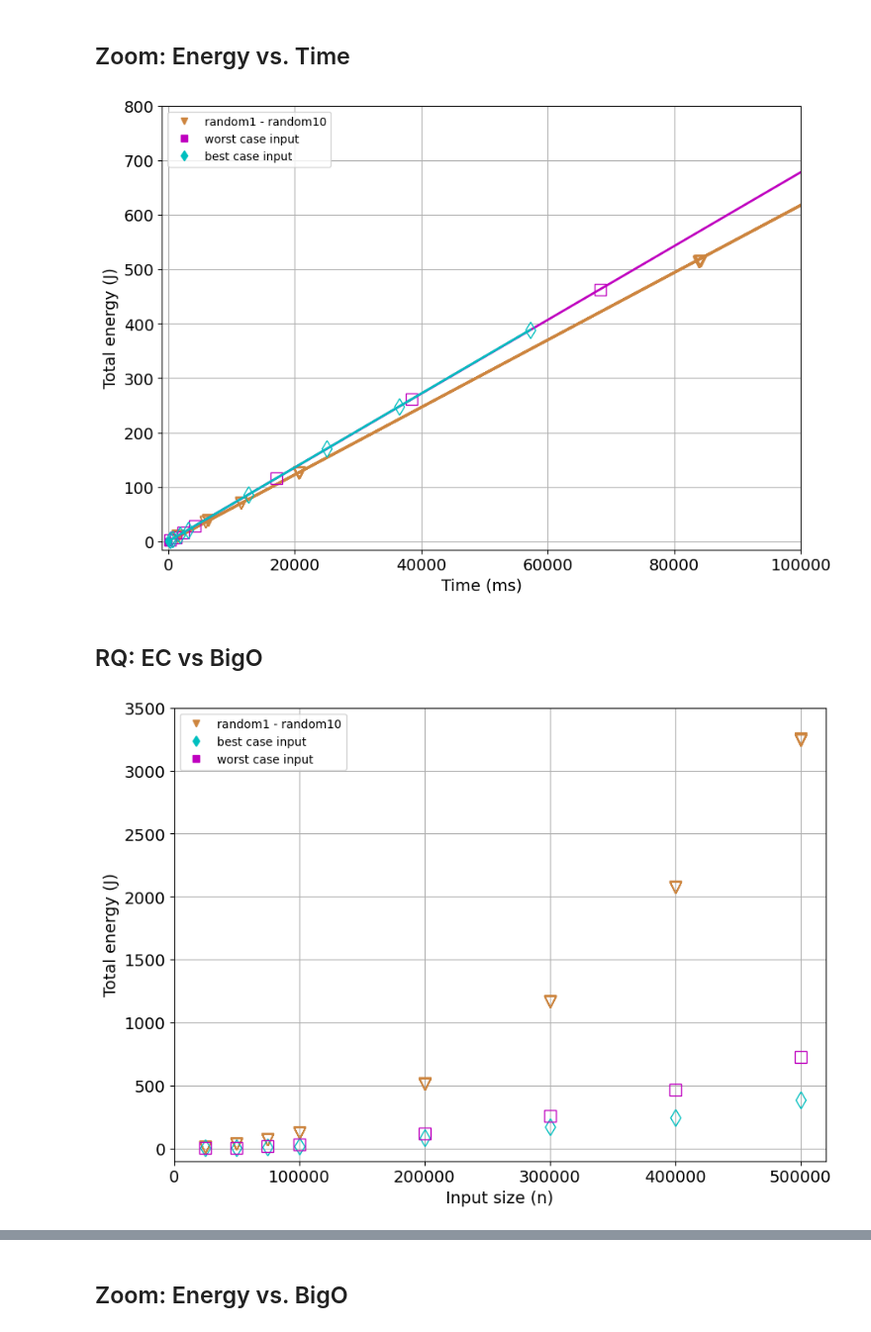
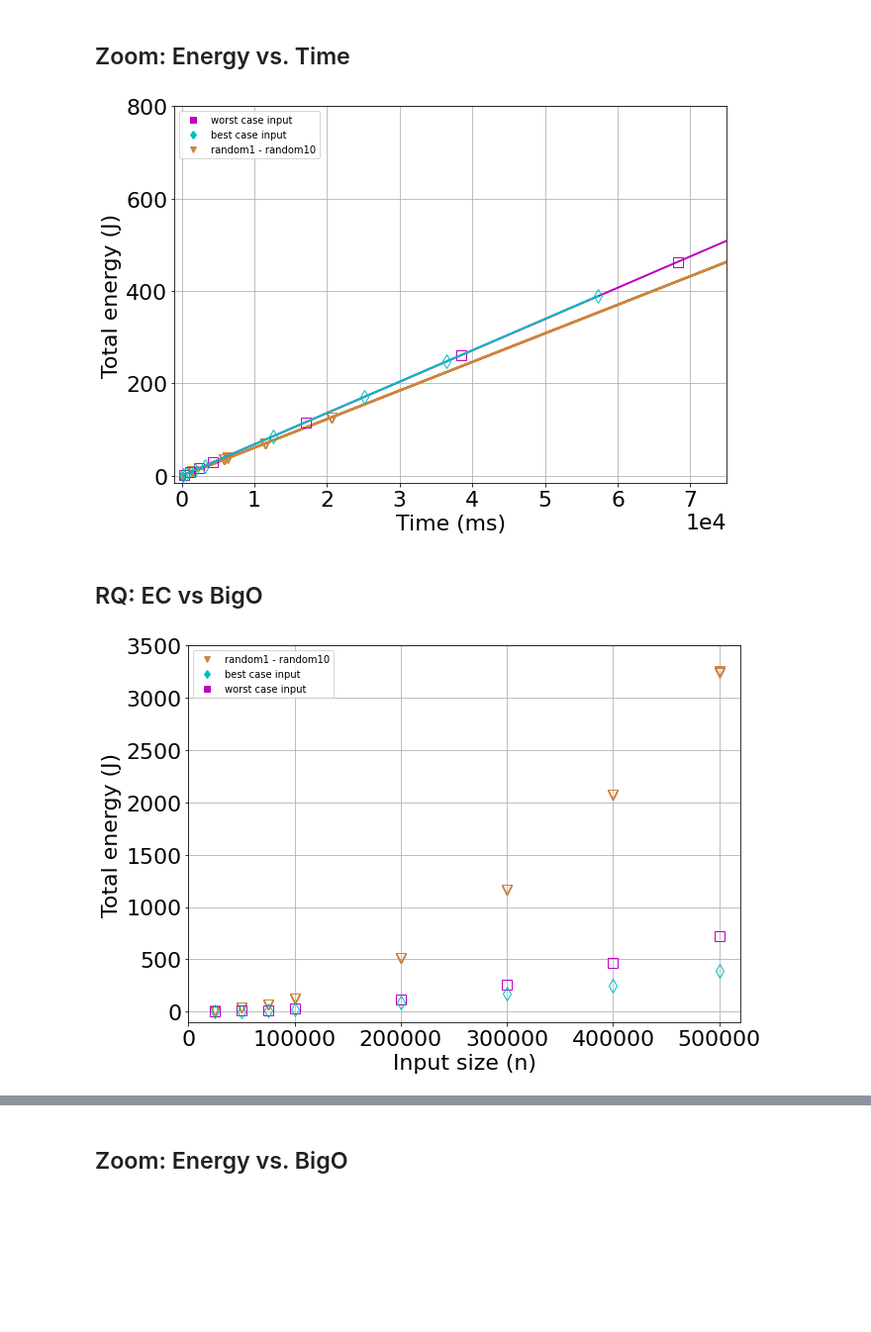
Before and after one commit to hrallil/RAPL_measurements, a Jupyter notebook: Java/FinalResults/FinalAnalysis/BubbleResults.ipynb, the cells around one changed output, grey strips where cells are left out. Shown at 99% size. Saved outputs shown, nothing was run; the diff lists cells and outputs as text; code cells hidden in the pictures; blank space fills up the shorter version.

```diff
--- a/Java/FinalResults/FinalAnalysis/BubbleResults.ipynb
+++ b/Java/FinalResults/FinalAnalysis/BubbleResults.ipynb
@@ -695,26 +704,28 @@ plt.figure(figsize=(10,7))
 color = "red"
 
 Rs = []
+plt.plot(-100000,-100000,"d", color="c",label="best case input")
+plt.plot(-100000,-100000,"s", color="m",label="worst case input")
+plt.plot(-100000,-100000,"v", color="peru",label="random1 - random10")
 
-best = polyReg(dfBubbleMean16[dfBubbleMean16["Input case"] == "best"]["Size^2"], dfBubbleMean16[dfBubbleMean16["Input case"] == "best"]["Time - readCSV"],1, "Merge time for best case input", "c",dots="d")
-plt.plot(-100000,-100000,"d", color="c",label="best case input")
-worst = polyReg(dfBubbleMean16[dfBubbleMean16["Input case"] == "worst"]["Size^2"], dfBubbleMean16[dfBubbleMean16["Input case"] == "worst"]["Time - readCSV"],1, "Merge time for worst case input", "m",dots="s")
-plt.plot(-100000,-100000,"s", color="m",label="worst case input")
 for i in range(1,11):
     Rs.append(polyReg(dfBubbleMean16[dfBubbleMean16["Input case"] == f"random{i}"]["Size^2"], dfBubbleMean16[dfBubbleMean16["Input case"] == f"random{i}"]["Time - readCSV"],1, f"random{i} case input", "peru",dots="v"))
-plt.plot(-100000,-100000,"v", color="peru",label="random1 - random10")
+best = polyReg(dfBubbleMean16[dfBubbleMean16["Input case"] == "best"]["Size^2"], dfBubbleMean16[dfBubbleMean16["Input case"] == "best"]["Time - readCSV"],1, "Merge time for best case input", "c",dots="d")
+worst = polyReg(dfBubbleMean16[dfBubbleMean16["Input case"] == "worst"]["Size^2"], dfBubbleMean16[dfBubbleMean16["Input case"] == "worst"]["Time - readCSV"],1, "Merge time for worst case input", "m",dots="s")
+
 # for i in range(len(Rs)):
 #     print(f"random{i} R2", Rs[i][1], " \n")
 # print(f"worst R2 ", worst[1], "\n")
 # print(f"best R2 ", best[1], "\n")
+
 #plt.title("Bubble sort wall time vs input size squared, with linear regression.")
-plt.xlabel("Input size squared (n\u00b2)")
-plt.ylabel("Time (ms)")
-plt.rc('xtick', labelsize= 14)
-plt.rc('ytick', labelsize= 14)
+plt.xlabel("Input size squared (n\u00b2)", fontsize = 22)
+plt.ylabel("Time (ms)", fontsize = 22)
+plt.rc('xtick', labelsize= 22)
+plt.rc('ytick', labelsize= 22)
 plt.grid()
-plt.xlim(0,12000000000)
-plt.ylim(0,25000)
+plt.xlim(-0.1*10**9,12000000000)
+plt.ylim(-500,25000)
 plt.legend()
 plt.show()
 # %% [output]
@@ -775,60 +775,66 @@ color = "red"
 
 Rs = []
 
+plt.plot(0,0,"s", color="m",label="worst case input")
+plt.plot(0,0,"d", color="c",label="best case input")
+plt.plot(0,0,"v", color="peru",label="random1 - random10")
+
 for i in range(1,11):
     Rs.append(polyReg(dfBubbleMean16[dfBubbleMean16["Input case"] == f"random{i}"]["Time - readCSV"], dfBubbleMean16[dfBubbleMean16["Input case"] == f"random{i}"]["full EC"],1, f"Random{i} case input", "peru",dots="v"))
-plt.plot(0,0,"v", color="peru",label="random1 - random10")
+worst = polyReg(dfBubbleMean16[dfBubbleMean16["Input case"] == "worst"]["Time - readCSV"], dfBubbleMean16[dfBubbleMean16["Input case"] == "worst"]["full EC"],1, "Merge time for worst case input", "m",dots="s")
+best = polyReg(dfBubbleMean16[dfBubbleMean16["Input case"] == "best"]["Time - readCSV"], dfBubbleMean16[dfBubbleMean16["Input case"] == "best"]["full EC"],1, "Merge time for best case input", "c",dots="d")
+
+# print(f"best R2 ", best[1], "\n")
+# print(f"worst R2 ", worst[1], "\n")
 # for i in range(len(Rs)):
 #     print(f"random{i} R2", Rs[i][1], " \n")
-worst = polyReg(dfBubbleMean16[dfBubbleMean16["Input case"] == "worst"]["Time - readCSV"], dfBubbleMean16[dfBubbleMean16["Input case"] == "worst"]["full EC"],1, "Merge time for worst case input", "m",dots="s")
-plt.plot(0,0,"s", color="m",label="worst case input")
-# print(f"worst R2 ", worst[1], "\n")
-best = polyReg(dfBubbleMean16[dfBubbleMean16["Input case"] == "best"]["Time - readCSV"], dfBubbleMean16[dfBubbleMean16["Input case"] == "best"]["full EC"],1, "Merge time for best case input", "c",dots="d")
-plt.plot(0,0,"d", color="c",label="best case input")
-# print(f"best R2 ", best[1], "\n")
+
 #plt.title("Bubble sort energy consumption vs wall time, with linear regression.")
-plt.ylabel("Total energy (J)" , fontsize =14)
-plt.xlabel("Time (ms)", fontsize = 14)
-plt.rc('xtick', labelsize= 14)
-plt.rc('ytick', labelsize= 14)
-plt.xlim(-1000,100000)
+plt.ticklabel_format(axis='x', style='sci', scilimits=(0,0))
+plt.ylabel("Total energy (J)" , fontsize =22)
+plt.xlabel("Time (ms)", fontsize = 22)
+plt.rc('xtick', labelsize= 22)
+plt.rc('ytick', labelsize= 22)
+plt.xlim(-1000,75000)
 plt.ylim(-15,800)
 plt.legend(loc="upper left")
 plt.grid()
 plt.show()
 # %% [output]
-[figure, old version]
+[figure, new version]
 # %% [markdown]
 ## RQ: EC vs BigO
 # %%
 plt.figure(figsize=(10,7))
 color = "red"
 
 Rs = []
+plt.plot(-100000,-100000,"v", color="peru",label="random1 - random10")
+plt.plot(-100000,-100000,"d", color="c",label="best case input")
+plt.plot(-100000,-100000,"s", color="m",label="worst case input")
+
 for i in range(1,11):
     Rs.append(polyReg(dfBubbleMean16[dfBubbleMean16["Input case"] == f"random{i}"]["Size"], dfBubbleMean16[dfBubbleMean16["Input case"] == f"random{i}"]["full EC"],1, f"random{i} case input", "peru",dots="v",regLine=False))
-plt.plot(-100000,-100000,"v", color="peru",label="random1 - random10")
+worst = polyReg(dfBubbleMean16[dfBubbleMean16["Input case"] == "worst"]["Size"], dfBubbleMean16[dfBubbleMean16["Input case"] == "worst"]["full EC"],1, "Merge time for worst case input", "m",dots="s",regLine=False)
 best = polyReg(dfBubbleMean16[dfBubbleMean16["Input case"] == "best"]["Size"], dfBubbleMean16[dfBubbleMean16["Input case"] == "best"]["full EC"],1, "Merge time for best case input", "c",dots="d",regLine=False)
-plt.plot(-100000,-100000,"d", color="c",label="best case input")
-worst = polyReg(dfBubbleMean16[dfBubbleMean16["Input case"] == "worst"]["Size"], dfBubbleMean16[dfBubbleMean16["Input case"] == "worst"]["full EC"],1, "Merge time for worst case input", "m",dots="s",regLine=False)
-plt.plot(-100000,-100000,"s", color="m",label="worst case input")
 
 # for i in range(len(Rs)):
 #     print(f"random{i} R2", Rs[i][1], " \n")
 # print(f"worst R2 ", worst[1], "\n")
 # print(f"best R2 ", best[1], "\n")
+
 #plt.title("Bubble sort energy consumption vs input size.")
-plt.xlabel("Input size (n)", fontsize = 14)
-plt.ylabel("Total energy (J)", fontsize = 14)
-plt.rc('xtick', labelsize= 14)
-plt.rc('ytick', labelsize= 14)
+plt.xlabel("Input size (n)", fontsize = 22)
+plt.ylabel("Total energy (J)", fontsize = 22)
+plt.rc('xtick', labelsize= 22)
+plt.rc('ytick', labelsize= 22)
 plt.xlim(0,520000)
 plt.ylim(-100,3500)
 plt.grid()
 plt.legend()
 plt.show()
 # %% [output]
-[figure, old version]
+[figure, new version]
 # %%
 plt.figure(figsize=(10,7))
 color = "red"
```
Also changed, not shown: parts of 28 cells of this notebook, 1 other file.
